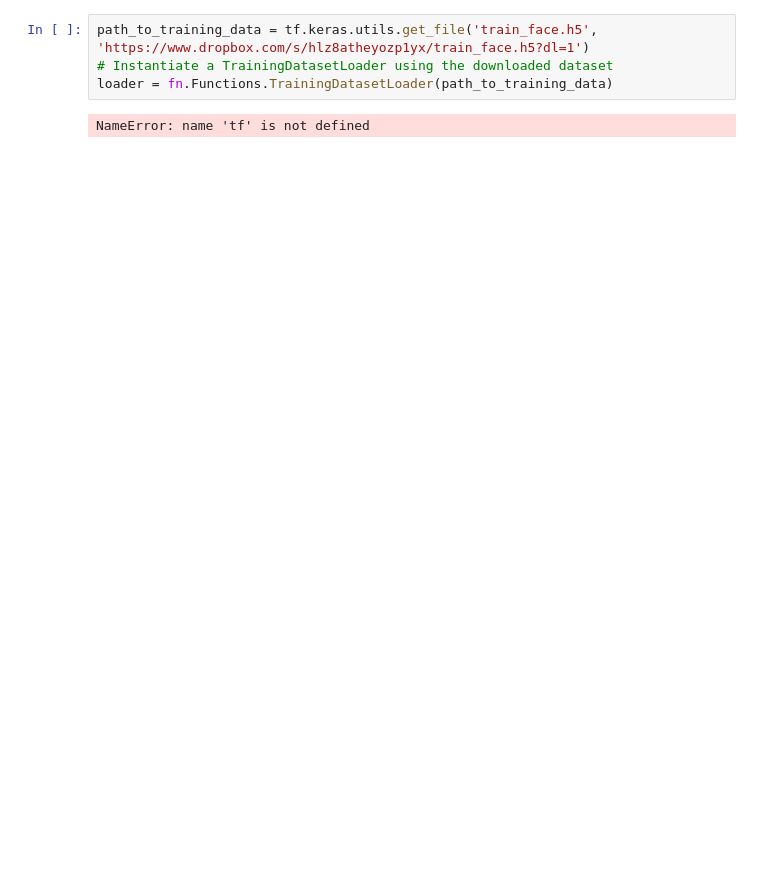
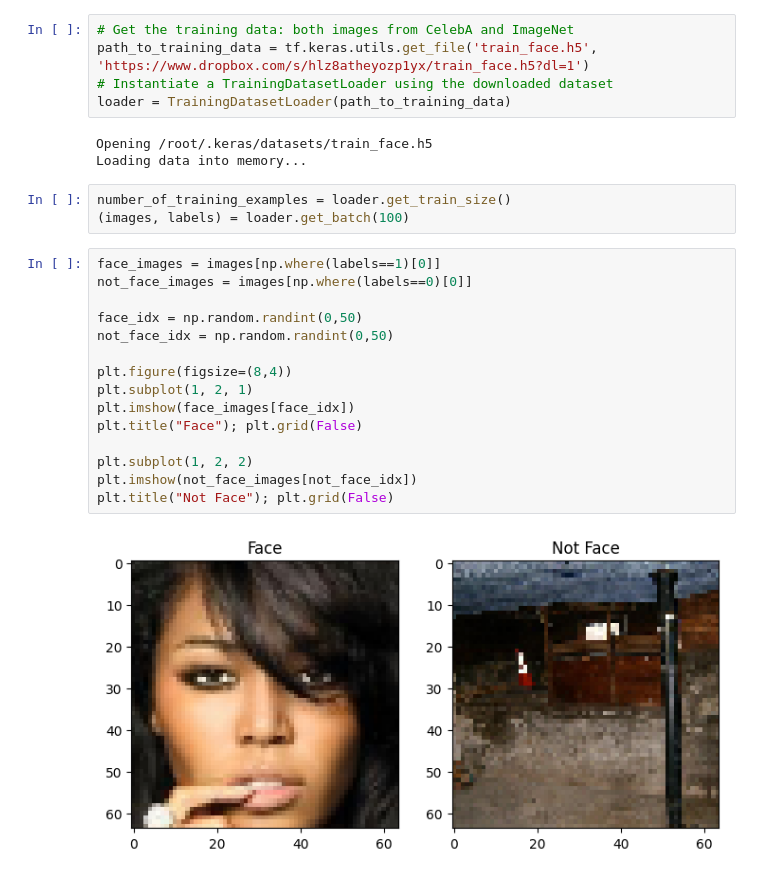
Before and after one commit to moseskuriia/FacialDetection, a Jupyter notebook: Untitled1.ipynb, the cells around one changed output. Saved outputs shown, nothing was run; the diff lists cells and outputs as text; blank space fills up the shorter version.

```diff
--- a/Untitled1.ipynb
+++ b/Untitled1.ipynb
@@ -8,6 +67,28 @@ pip uninstall tensorflow
 # %%
+# Get the training data: both images from CelebA and ImageNet
 path_to_training_data = tf.keras.utils.get_file('train_face.h5', 'https://www.dropbox.com/s/hlz8atheyozp1yx/train_face.h5?dl=1')
 # Instantiate a TrainingDatasetLoader using the downloaded dataset
-loader = fn.Functions.TrainingDatasetLoader(path_to_training_data)
+loader = TrainingDatasetLoader(path_to_training_data)
 # %% [output]
-NameError: name 'tf' is not defined
+Opening /root/.keras/datasets/train_face.h5
+Loading data into memory...
+# %%
+number_of_training_examples = loader.get_train_size()
+(images, labels) = loader.get_batch(100)
+# %%
+face_images = images[np.where(labels==1)[0]]
+not_face_images = images[np.where(labels==0)[0]]
+
+face_idx = np.random.randint(0,50)
+not_face_idx = np.random.randint(0,50)
+
+plt.figure(figsize=(8,4))
+plt.subplot(1, 2, 1)
+plt.imshow(face_images[face_idx])
+plt.title("Face"); plt.grid(False)
+
+plt.subplot(1, 2, 2)
+plt.imshow(not_face_images[not_face_idx])
+plt.title("Not Face"); plt.grid(False)
+# %% [output]
+[figure, added]
```
Also changed, not shown: parts of 4 cells of this notebook.
